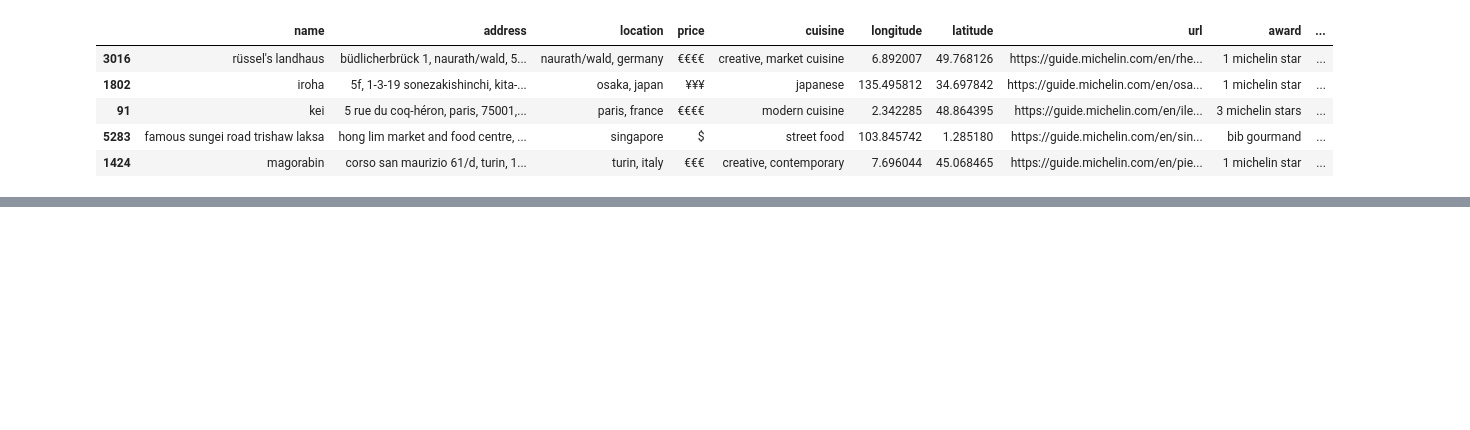
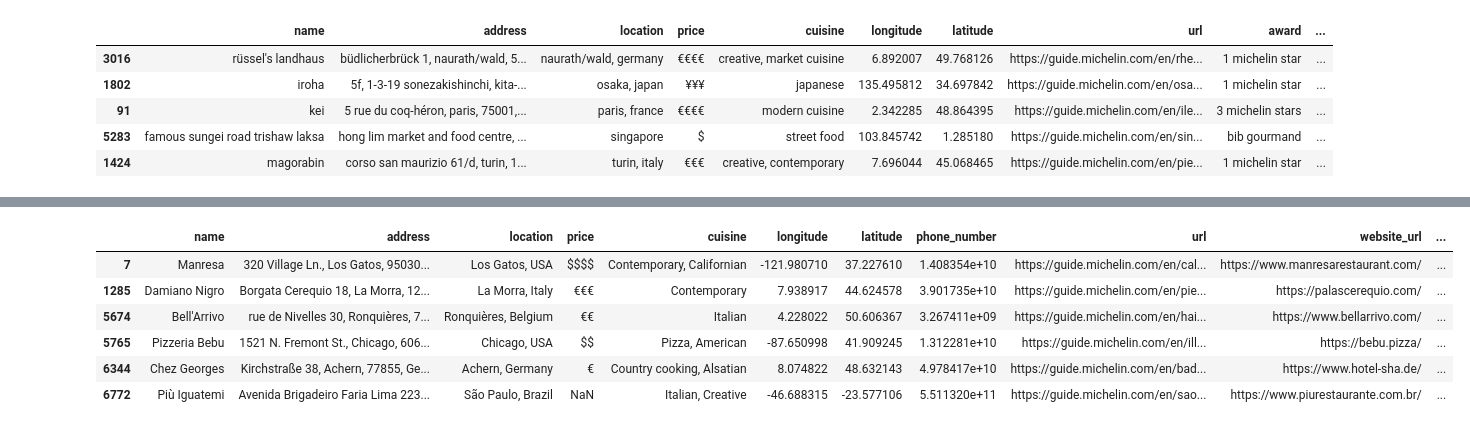
Before and after one commit to CodeupGourmands/Michelin_NLP_Capstone, a Jupyter notebook: cristina_notebook.ipynb, the cells around one changed output, grey strips where cells are left out. Saved outputs shown, nothing was run; the diff lists cells and outputs as text; code cells hidden in the pictures; blank space fills up the shorter version.

```diff
--- a/cristina_notebook.ipynb
+++ b/cristina_notebook.ipynb
@@ -208,0 +175,11 @@ train.head()
+# %%
+ex_michelin = df[df.data == 'None']
+ex_michelin
+# %% [output]
+|  | name | address | location | price | cuisine | longitude | latitude | phone_number | url | website_url | ... |
+| 7 | Manresa | 320 Village Ln., Los Gatos, 95030... | Los Gatos, USA | $$$$ | Contemporary, Californian | -121.980710 | 37.227610 | 1.408354e+10 | https://guide.michelin.com/en/cal... | https://www.manresarestaurant.com/ | ... |
+| 1285 | Damiano Nigro | Borgata Cerequio 18, La Morra, 12... | La Morra, Italy | €€€ | Contemporary | 7.938917 | 44.624578 | 3.901735e+10 | https://guide.michelin.com/en/pie... | https://palascerequio.com/ | ... |
+| 5674 | Bell'Arrivo | rue de Nivelles 30, Ronquières, 7... | Ronquières, Belgium | €€ | Italian | 4.228022 | 50.606367 | 3.267411e+09 | https://guide.michelin.com/en/hai... | https://www.bellarrivo.com/ | ... |
+| 5765 | Pizzeria Bebu | 1521 N. Fremont St., Chicago, 606... | Chicago, USA | $$ | Pizza, American | -87.650998 | 41.909245 | 1.312281e+10 | https://guide.michelin.com/en/ill... | https://bebu.pizza/ | ... |
+| 6344 | Chez Georges | Kirchstraße 38, Achern, 77855, Ge... | Achern, Germany | € | Country cooking, Alsatian | 8.074822 | 48.632143 | 4.978417e+10 | https://guide.michelin.com/en/bad... | https://www.hotel-sha.de/ | ... |
+| 6772 | Più Iguatemi | Avenida Brigadeiro Faria Lima 223... | São Paulo, Brazil | NaN | Italian, Creative | -46.688315 | -23.577106 | 5.511320e+11 | https://guide.michelin.com/en/sao... | https://www.piurestaurante.com.br/ | ... |
```
Also changed, not shown: parts of 14 cells of this notebook.
